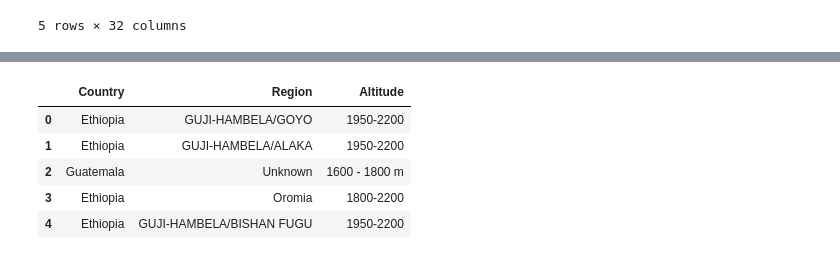
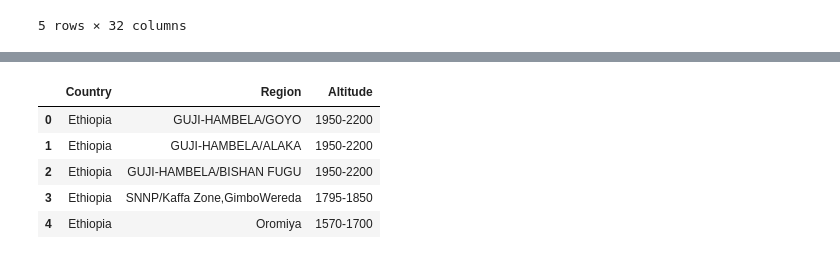
Before and after one commit to jkannis/Capstone, a Jupyter notebook: database/CSV_toPostgres.ipynb, the cells around one changed output, grey strips where cells are left out. Saved outputs shown, nothing was run; the diff lists cells and outputs as text; code cells hidden in the pictures.

```diff
--- a/database/CSV_toPostgres.ipynb
+++ b/database/CSV_toPostgres.ipynb
@@ -79,16 +79,17 @@ arabica_df.head()
 # %%
 # Create DataFrame of region information
 region_a_df = arabica_df.filter(['country_of_origin', 'Region', 'Altitude'], axis=1)
-region_a_df.drop_duplicates(subset=['country_of_origin', 'Region'], keep='last')
-region_a_df.rename(columns={'country_of_origin': 'Country'}, inplace=True)
-region_a_df.head()
+# and customer_id and keep latest entry
+region_df = region_a_df.drop_duplicates(subset=['country_of_origin', 'Region'], keep='last').reset_index(drop = True)
+region_df.rename(columns={'country_of_origin': 'Country'}, inplace=True)
+region_df.head()
 # %% [output]
 |  | Country | Region | Altitude |
 | 0 | Ethiopia | GUJI-HAMBELA/GOYO | 1950-2200 |
 | 1 | Ethiopia | GUJI-HAMBELA/ALAKA | 1950-2200 |
-| 2 | Guatemala | Unknown | 1600 - 1800 m |
-| 3 | Ethiopia | Oromia | 1800-2200 |
-| 4 | Ethiopia | GUJI-HAMBELA/BISHAN FUGU | 1950-2200 |
+| 2 | Ethiopia | GUJI-HAMBELA/BISHAN FUGU | 1950-2200 |
+| 3 | Ethiopia | SNNP/Kaffa Zone,GimboWereda | 1795-1850 |
+| 4 | Ethiopia | Oromiya | 1570-1700 |
 # %%
 # Load in the Robusta bean data
 robusta_df = pd.read_csv(
```
Also changed, not shown: parts of 3 cells of this notebook.
